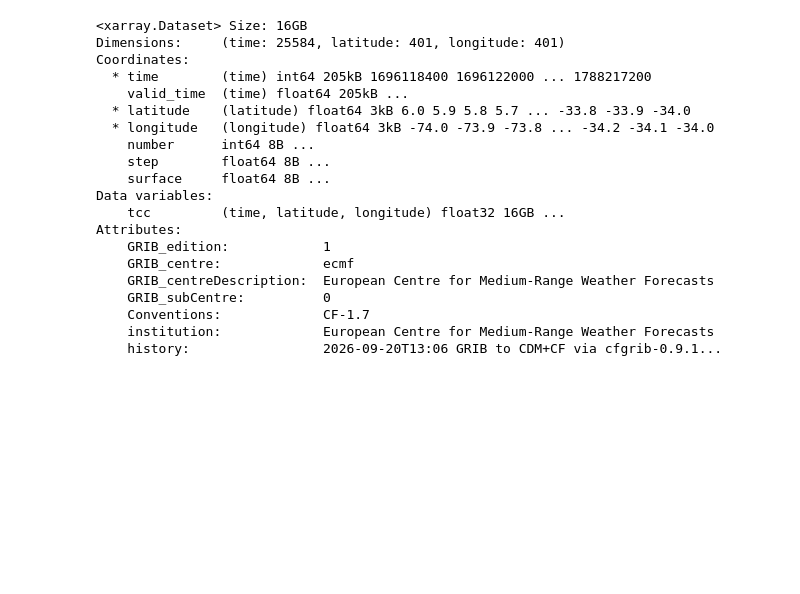
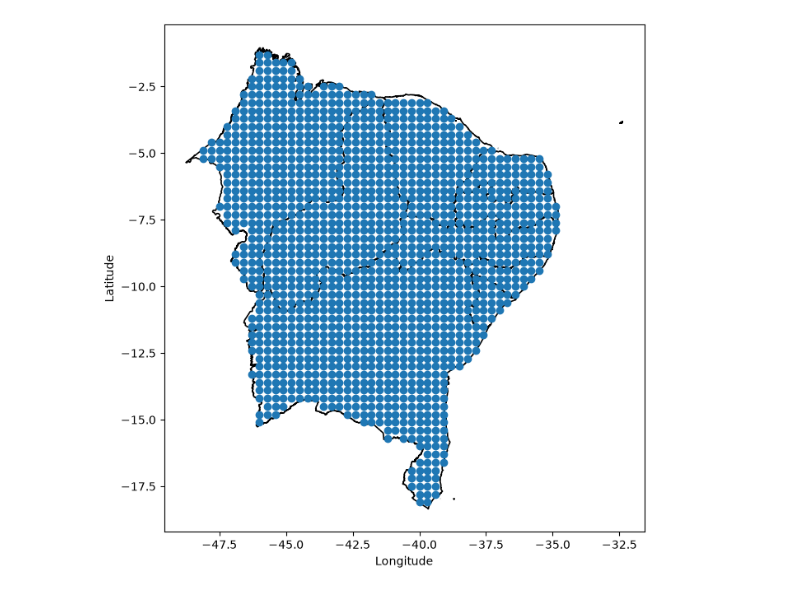
Before and after one commit to V4LV3S/egide, a Jupyter notebook: notebooks/visual_meteoro.ipynb, the cells around one changed output. Drawn from its saved outputs; the diff is of its cells as text; code cells hidden in the pictures; blank space fills up the shorter version.

```diff
--- a/notebooks/visual_meteoro.ipynb
+++ b/notebooks/visual_meteoro.ipynb
@@ -21,28 +22,34 @@ body.vscode-high-contrast .xr-wrap {
 </style>
 """))
 # %%
-caminho_arquivo = "../data/processed/meteoro-total/tcc.nc"
+caminho_arquivo = "../data/processed/meteoro-coarsened/100u.nc"
 ds = xr.open_dataset(caminho_arquivo, decode_times=False)
+
+shape = gpd.read_file("../data/processed/shapes/estados_ne.shp")
+shape_wgs84 = shape.to_crs("EPSG:4326")
+
+longitudes_grade, latitudes_grade = np.meshgrid(
+    ds.longitude.values, ds.latitude.values
+)
+
+pontos_grade = gpd.GeoDataFrame(
+    geometry=gpd.points_from_xy(longitudes_grade.ravel(), latitudes_grade.ravel()),
+    crs="EPSG:4326",
+)
+
+pontos_no_shape = pontos_grade[pontos_grade.within(shape_wgs84.union_all())]
 # %%
-ds
+fig, ax = plt.subplots(figsize=(10, 8))
+shape_wgs84.plot(ax=ax, facecolor="none", edgecolor="black", linewidth=1.2)
+ax.scatter(
+    pontos_no_shape.geometry.x,
+    pontos_no_shape.geometry.y
+)
+ax.set_aspect("equal")
+ax.set_xlabel("Longitude")
+ax.set_ylabel("Latitude")
+# ax.set_xlim(-42, -40)
+# ax.set_ylim(-20, -10)
+plt.show()
 # %% [output]
-<xarray.Dataset> Size: 16GB
-Dimensions:     (time: 25584, latitude: 401, longitude: 401)
-Coordinates:
-  * time        (time) int64 205kB 1696118400 1696122000 ... 1788217200
-    valid_time  (time) float64 205kB ...
-  * latitude    (latitude) float64 3kB 6.0 5.9 5.8 5.7 ... -33.8 -33.9 -34.0
-  * longitude   (longitude) float64 3kB -74.0 -73.9 -73.8 ... -34.2 -34.1 -34.0
-    number      int64 8B ...
-    step        float64 8B ...
-    surface     float64 8B ...
-Data variables:
-    tcc         (time, latitude, longitude) float32 16GB ...
-Attributes:
-    GRIB_edition:            1
-    GRIB_centre:             ecmf
-    GRIB_centreDescription:  European Centre for Medium-Range Weather Forecasts
-    GRIB_subCentre:          0
-    Conventions:             CF-1.7
-    institution:             European Centre for Medium-Range Weather Forecasts
-    history:                 2026-09-20T13:06 GRIB to CDM+CF via cfgrib-0.9.1...
+[figure, added]
```
Also changed, not shown: parts of 1 cell of this notebook, 39 other files.
